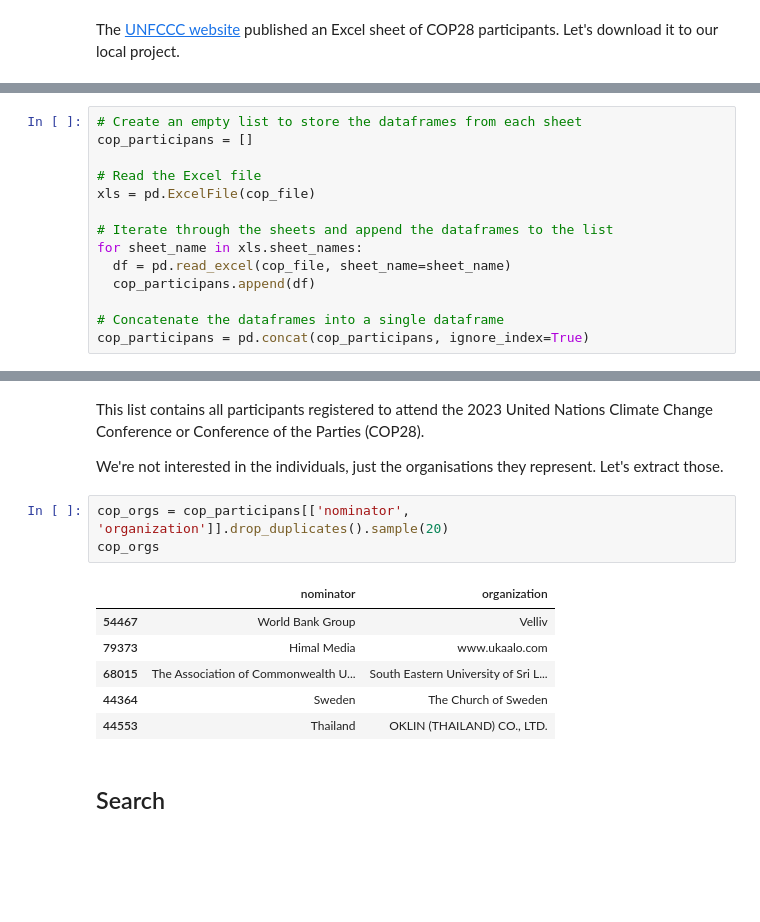
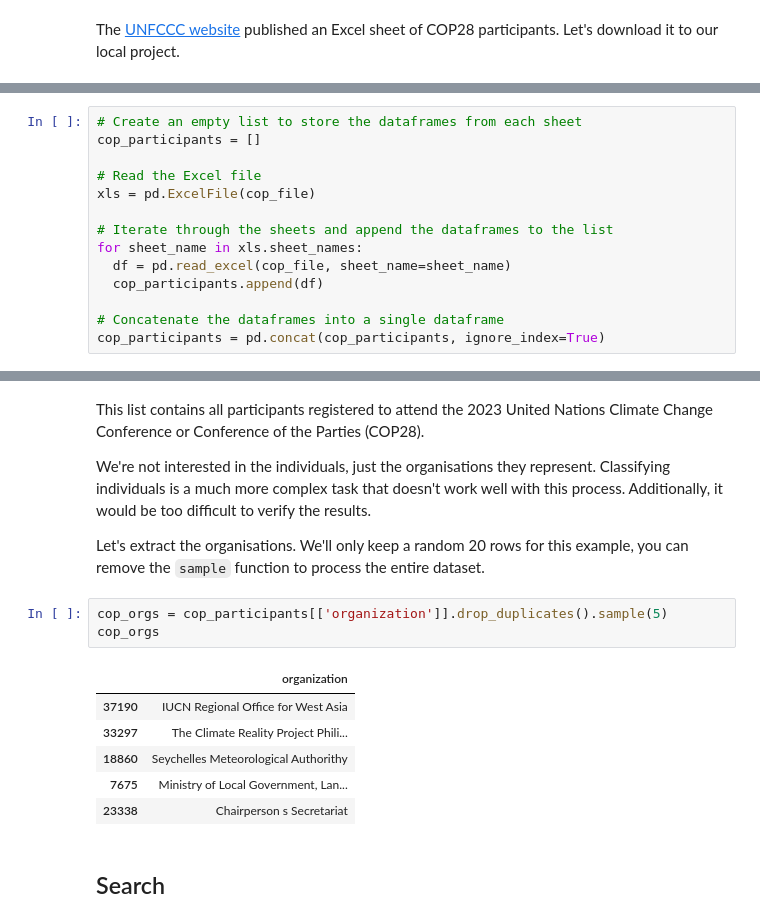
Before and after one commit to nicucalcea/ddj-wiki, a Jupyter notebook: ai/python-classification-rag.ipynb, the cells around one changed output, grey strips where cells are left out. Saved outputs shown, nothing was run; the diff lists cells and outputs as text; blank space fills up the shorter version.

```diff
--- a/ai/python-classification-rag.ipynb
+++ b/ai/python-classification-rag.ipynb
@@ -74,6 +76,6 @@ The participants are spread across multiple sheets, let's read in the data and b
 # %%
 # Create an empty list to store the dataframes from each sheet
-cop_participans = []
+cop_participants = []
 
 # Read the Excel file
 xls = pd.ExcelFile(cop_file)
@@ -81,8 +83,8 @@ xls = pd.ExcelFile(cop_file)
 # Iterate through the sheets and append the dataframes to the list
 for sheet_name in xls.sheet_names:
   df = pd.read_excel(cop_file, sheet_name=sheet_name)
-  cop_participans.append(df)
+  cop_participants.append(df)
 
 # Concatenate the dataframes into a single dataframe
-cop_participans = pd.concat(cop_participans, ignore_index=True)
+cop_participants = pd.concat(cop_participants, ignore_index=True)
 # %%
@@ -97,16 +99,18 @@ cop_participans.head()
 # %% [markdown]
 This list contains all participants registered to attend the 2023 United Nations Climate Change Conference or Conference of the Parties (COP28).
 
-We're not interested in the individuals, just the organisations they represent. Let's extract those.
+We're not interested in the individuals, just the organisations they represent. Classifying individuals is a much more complex task that doesn't work well with this process. Additionally, it would be too difficult to verify the results.
+
+Let's extract the organisations. We'll only keep a random 20 rows for this example, you can remove the `sample` function to process the entire dataset.
 # %%
-cop_orgs = cop_participans[['nominator', 'organization']].drop_duplicates().sample(20)
+cop_orgs = cop_participants[['organization']].drop_duplicates().sample(5)
 cop_orgs
 # %% [output]
-|  | nominator | organization |
-| 54467 | World Bank Group | Velliv |
-| 79373 | Himal Media | www.ukaalo.com |
-| 68015 | The Association of Commonwealth U... | South Eastern University of Sri L... |
-| 44364 | Sweden | The Church of Sweden |
-| 44553 | Thailand | OKLIN (THAILAND) CO., LTD. |
+|  | organization |
+| 37190 | IUCN Regional Office for West Asia |
+| 33297 | The Climate Reality Project Phili... |
+| 18860 | Seychelles Meteorological Authorithy |
+| 7675 | Ministry of Local Government, Lan... |
+| 23338 | Chairperson s Secretariat |
 # %% [markdown]
 ## Search
```
Also changed, not shown: parts of 35 cells of this notebook, 7 other files.
